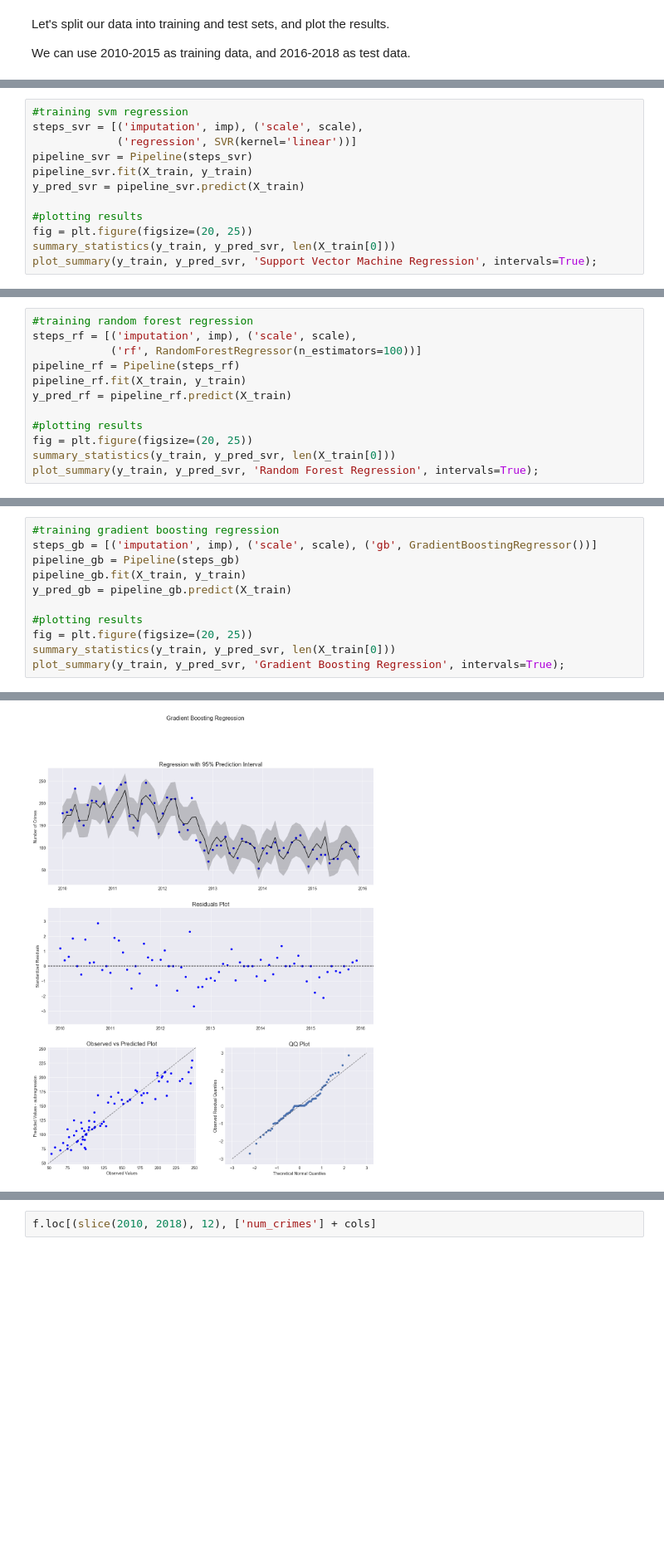
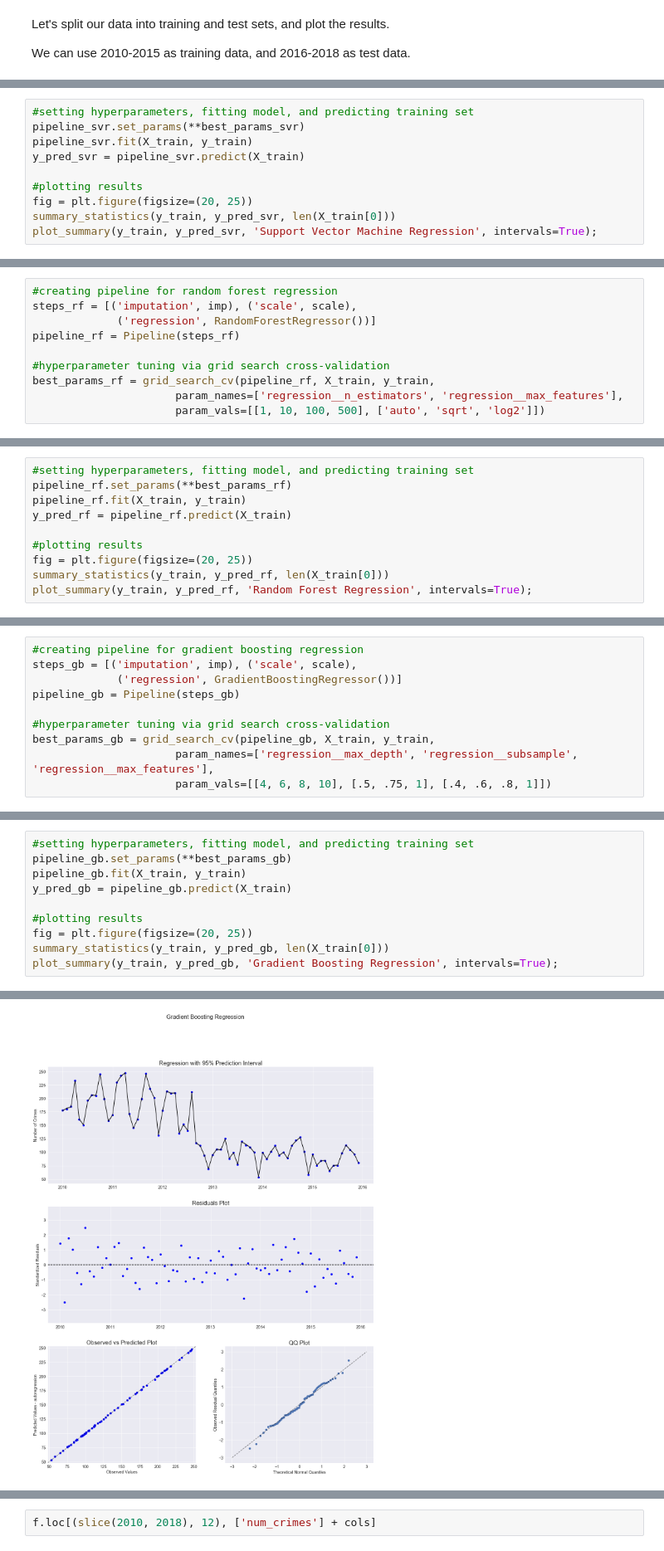
Before and after one commit to pspratling/Forecasting-Crime-around-the-Georgia-Tech-Campus, a Jupyter notebook: Project/Regression.ipynb, the cells around one changed output, grey strips where cells are left out. Shown at 83% size. Cells and saved outputs as stored; diff of their text form; blank space fills up the shorter version.

Commit message:
add hyperparameter tuning

```diff
--- a/Project/Regression.ipynb
+++ b/Project/Regression.ipynb
@@ -406,8 +497,6 @@ Adjusted R-squared: 0.7912
 # %%
-#training svm regression
-steps_svr = [('imputation', imp), ('scale', scale),
-             ('regression', SVR(kernel='linear'))]
-pipeline_svr = Pipeline(steps_svr)
+#setting hyperparameters, fitting model, and predicting training set
+pipeline_svr.set_params(**best_params_svr)
 pipeline_svr.fit(X_train, y_train)
 y_pred_svr = pipeline_svr.predict(X_train)
 
@@ -423,0 +516,10 @@ Adjusted R-squared: 0.8211
+# %%
+#creating pipeline for random forest regression
+steps_rf = [('imputation', imp), ('scale', scale),
+             ('regression', RandomForestRegressor())]
+pipeline_rf = Pipeline(steps_rf)
+
+#hyperparameter tuning via grid search cross-validation
+best_params_rf = grid_search_cv(pipeline_rf, X_train, y_train,
+                      param_names=['regression__n_estimators', 'regression__max_features'],
+                      param_vals=[[1, 10, 100, 500], ['auto', 'sqrt', 'log2']])
@@ -424,13 +530,11 @@ Adjusted R-squared: 0.8211
 # %%
-#training random forest regression
-steps_rf = [('imputation', imp), ('scale', scale),
-            ('rf', RandomForestRegressor(n_estimators=100))]
-pipeline_rf = Pipeline(steps_rf)
+#setting hyperparameters, fitting model, and predicting training set
+pipeline_rf.set_params(**best_params_rf)
 pipeline_rf.fit(X_train, y_train)
 y_pred_rf = pipeline_rf.predict(X_train)
 
 #plotting results
 fig = plt.figure(figsize=(20, 25))
-summary_statistics(y_train, y_pred_svr, len(X_train[0]))
-plot_summary(y_train, y_pred_svr, 'Random Forest Regression', intervals=True);
+summary_statistics(y_train, y_pred_rf, len(X_train[0]))
+plot_summary(y_train, y_pred_rf, 'Random Forest Regression', intervals=True);
 # %% [output]
@@ -441,0 +549,10 @@ Adjusted R-squared: 0.8211
+# %%
+#creating pipeline for gradient boosting regression
+steps_gb = [('imputation', imp), ('scale', scale),
+             ('regression', GradientBoostingRegressor())]
+pipeline_gb = Pipeline(steps_gb)
+
+#hyperparameter tuning via grid search cross-validation
+best_params_gb = grid_search_cv(pipeline_gb, X_train, y_train,
+                      param_names=['regression__max_depth', 'regression__subsample', 'regression__max_features'],
+                      param_vals=[[4, 6, 8, 10], [.5, .75, 1], [.4, .6, .8, 1]])
@@ -442,12 +563,11 @@ Adjusted R-squared: 0.8211
 # %%
-#training gradient boosting regression
-steps_gb = [('imputation', imp), ('scale', scale), ('gb', GradientBoostingRegressor())]
-pipeline_gb = Pipeline(steps_gb)
+#setting hyperparameters, fitting model, and predicting training set
+pipeline_gb.set_params(**best_params_gb)
 pipeline_gb.fit(X_train, y_train)
 y_pred_gb = pipeline_gb.predict(X_train)
 
 #plotting results
 fig = plt.figure(figsize=(20, 25))
-summary_statistics(y_train, y_pred_svr, len(X_train[0]))
-plot_summary(y_train, y_pred_svr, 'Gradient Boosting Regression', intervals=True);
+summary_statistics(y_train, y_pred_gb, len(X_train[0]))
+plot_summary(y_train, y_pred_gb, 'Gradient Boosting Regression', intervals=True);
 # %% [output]
@@ -458 +579 @@ Adjusted R-squared: 0.8211
-[figure, old version]
+[figure, new version]
```
Also changed, not shown: parts of 32 cells of this notebook.
